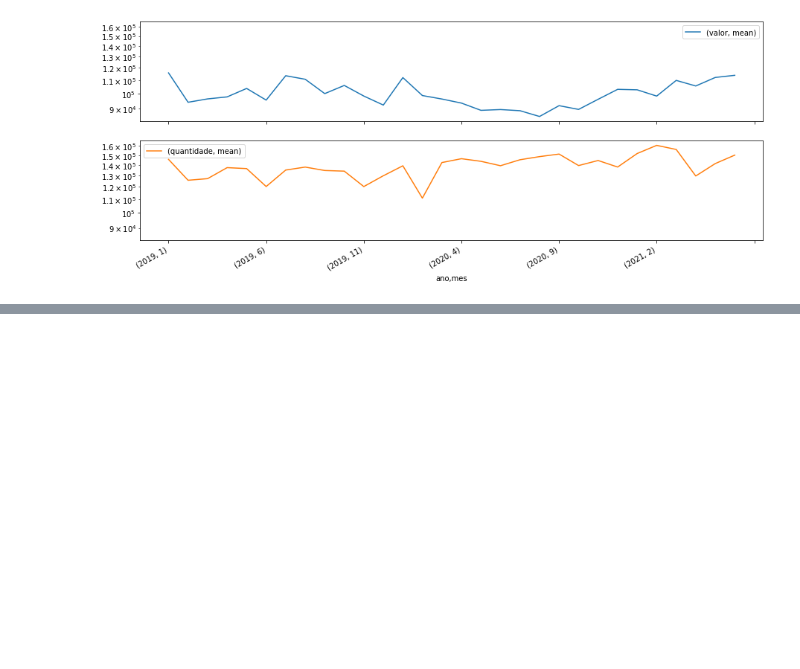
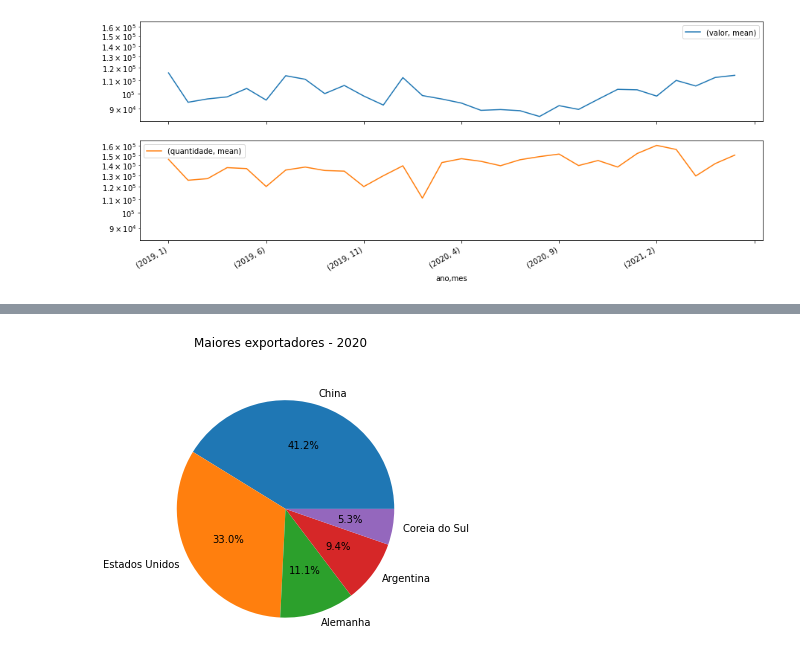
Before and after one commit to jrobertolima/projetoTCC, a Jupyter notebook: ProjetoTCC-final.ipynb, the cells around one changed output, grey strips where cells are left out. Cells and saved outputs as stored; diff of their text form; code cells hidden in the pictures; blank space fills up the shorter version.

```diff
--- a/ProjetoTCC-final.ipynb
+++ b/ProjetoTCC-final.ipynb
@@ -293,0 +319,8 @@ df.groupby(['ano','ncm'])['quantidade'] \
+# %%
+#********************Verificando maiores exportadores em valor em 2020*********************
+
+# 1. Definir maiores
+df20 = df_importacoes[df_importacoes['ano'] == 2020]
+plota(df20)
+# %% [output]
+[figure, added]
```
Also changed, not shown: parts of 4 cells of this notebook, 1 other file.
